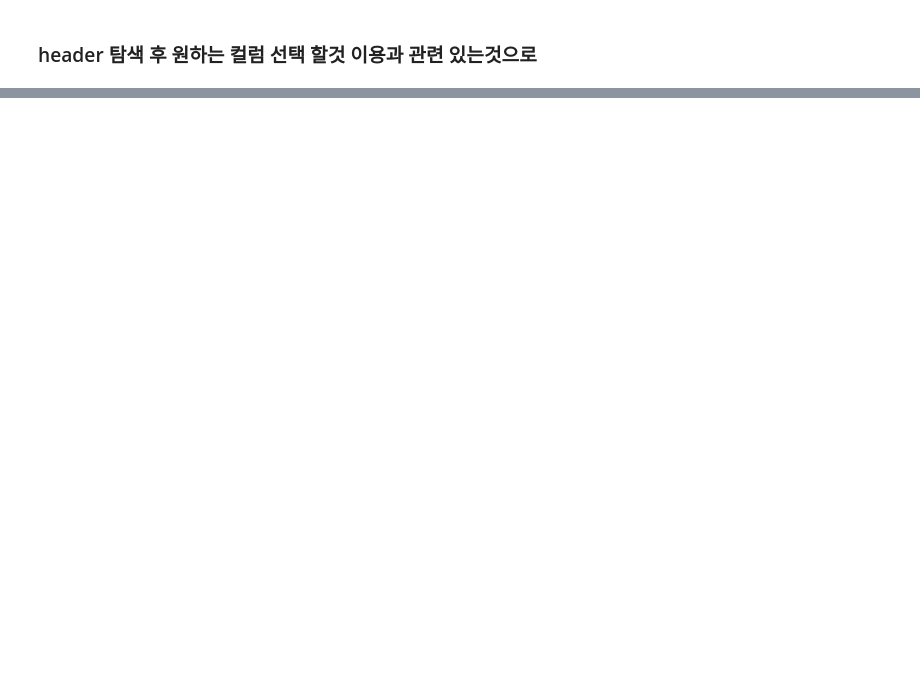
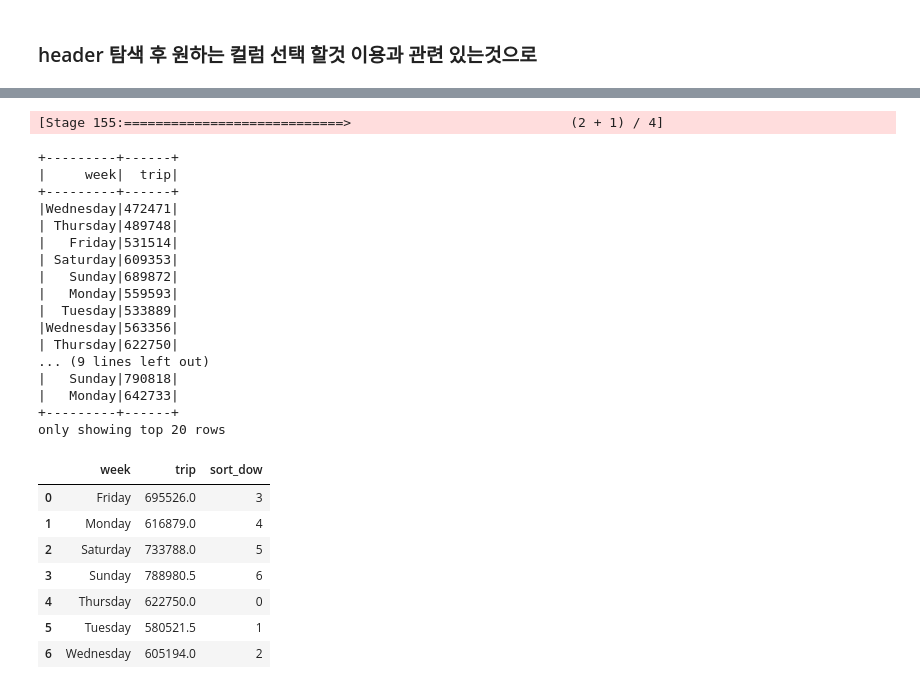
Before and after one commit to limhaneul12/SparkKafkaDistribute, a Jupyter notebook: sparkAnaliysis/trips_sql.ipynb, the cells around one changed output, grey strips where cells are left out. Cells and saved outputs as stored; diff of their text form; code cells hidden in the pictures; blank space fills up the shorter version.

```diff
--- a/sparkAnaliysis/trips_sql.ipynb
+++ b/sparkAnaliysis/trips_sql.ipynb
@@ -34,8 +45,36 @@ df_pan = spark.sql(qs).toPandas()
 # %%
 qs = """
 SELECT
     DATE_FORMAT(pickup, "EEEE") as week, trip
 FROM
     week_trip
 """
 data = spark.sql(qs).toPandas()
+spark.sql(qs).show()
+# %% [output]
+[Stage 155:============================>                            (2 + 1) / 4]
++---------+------+
+|     week|  trip|
++---------+------+
+|Wednesday|472471|
+| Thursday|489748|
+|   Friday|531514|
+| Saturday|609353|
+|   Sunday|689872|
+|   Monday|559593|
+|  Tuesday|533889|
+|Wednesday|563356|
+| Thursday|622750|
+... (9 lines left out)
+|   Sunday|790818|
+|   Monday|642733|
++---------+------+
+only showing top 20 rows
+|  | week | trip | sort_dow |
+| 0 | Friday | 695526.0 | 3 |
+| 1 | Monday | 616879.0 | 4 |
+| 2 | Saturday | 733788.0 | 5 |
+| 3 | Sunday | 788980.5 | 6 |
+| 4 | Thursday | 622750.0 | 0 |
+| 5 | Tuesday | 580521.5 | 1 |
+| 6 | Wednesday | 605194.0 | 2 |
```
Also changed, not shown: parts of 5 cells of this notebook, 1 other file.
